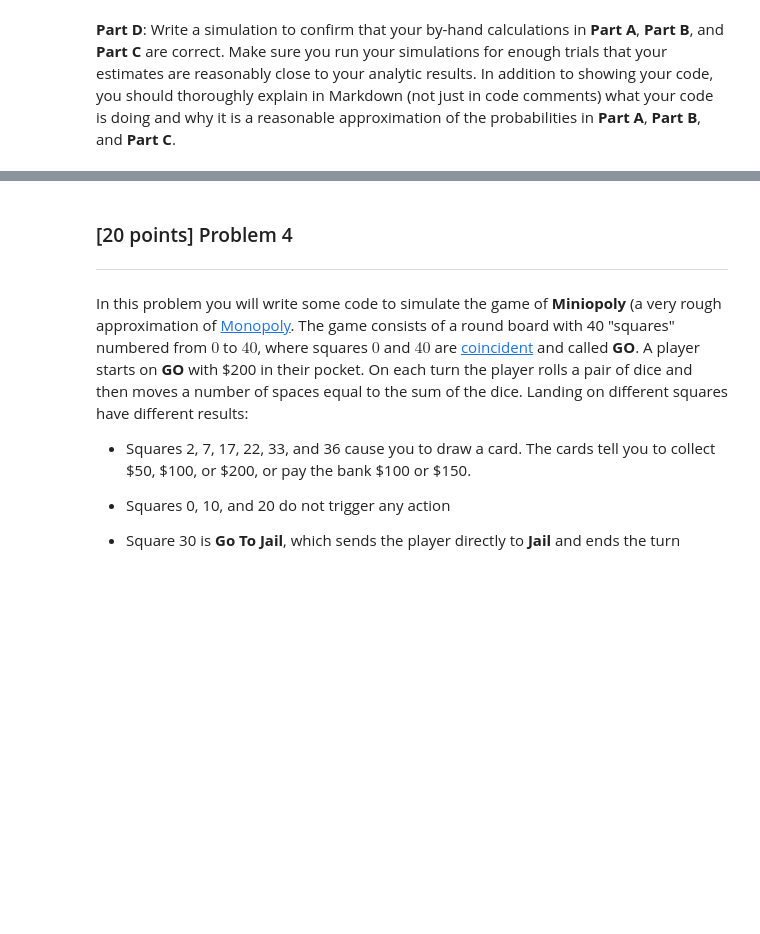
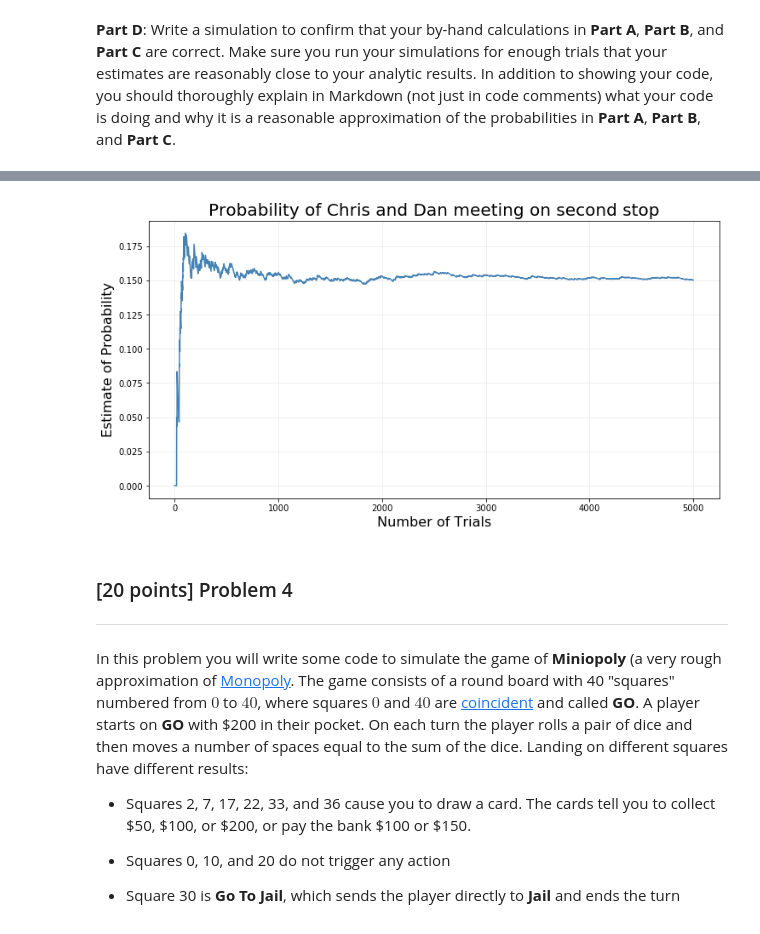
Before and after one commit to scuthbert/DataScience, a Jupyter notebook: hmwk/hmwk02/hmwk02.ipynb, the cells around one changed output, grey strips where cells are left out. Cells and saved outputs as stored; diff of their text form; code cells hidden in the pictures; blank space fills up the shorter version.

```diff
--- a/hmwk/hmwk02/hmwk02.ipynb
+++ b/hmwk/hmwk02/hmwk02.ipynb
@@ -128,3 +233,31 @@ Now, on a Wednesday after a particularly grueling start to the week, Dan and Chr
+# %%
+#Part C
+sample_size = 5000
+first_stop_dan = np.random.choice(places["F"], size=sample_size)
+second_stop_dan = np.empty(len(first_stop_dan), dtype="U1")
+
+first_stop_chris = np.random.choice(places["E"], size=sample_size)
+second_stop_chris = np.empty(len(first_stop_chris), dtype="U1")
+
+for ii in range(len(first_stop_dan)):
+    second_stop_dan[ii] = np.random.choice(places[first_stop_dan[ii]])
+
+for ii in range(len(first_stop_chris)):
+    second_stop_chris[ii] = np.random.choice(places[first_stop_chris[ii]])
+
+p = np.zeros(len(first_stop_dan))
+for ii in range(len(first_stop_dan)):
+    p[ii] = np.sum(second_stop_dan[:ii+1] == second_stop_chris[:ii+1]) / len(second_stop_dan[:ii+1])
+
+fig, ax = plt.subplots(figsize=(12,6))
+ax.plot(p, color="steelblue")
+ax.set_title("Probability of Chris and Dan meeting on second stop", fontsize=20)
+ax.set_xlabel("Number of Trials", fontsize=16)
+ax.set_ylabel("Estimate of Probability", fontsize=16)
+
+ax.grid(True, alpha=0.25)
+# %% [output]
+[figure, added]
 # %% [markdown]
 ### [20 points] Problem 4
 ***
```
Also changed, not shown: parts of 7 cells of this notebook.
